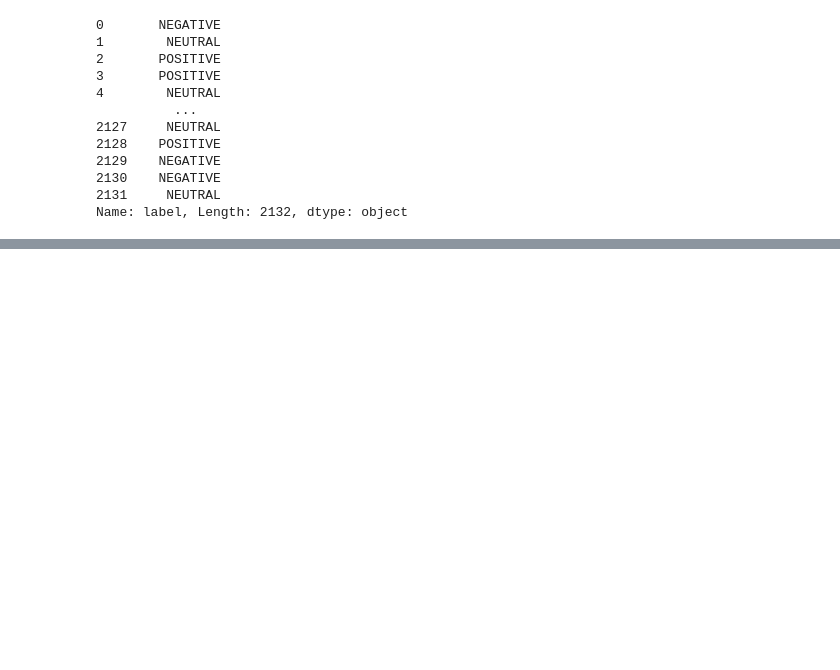
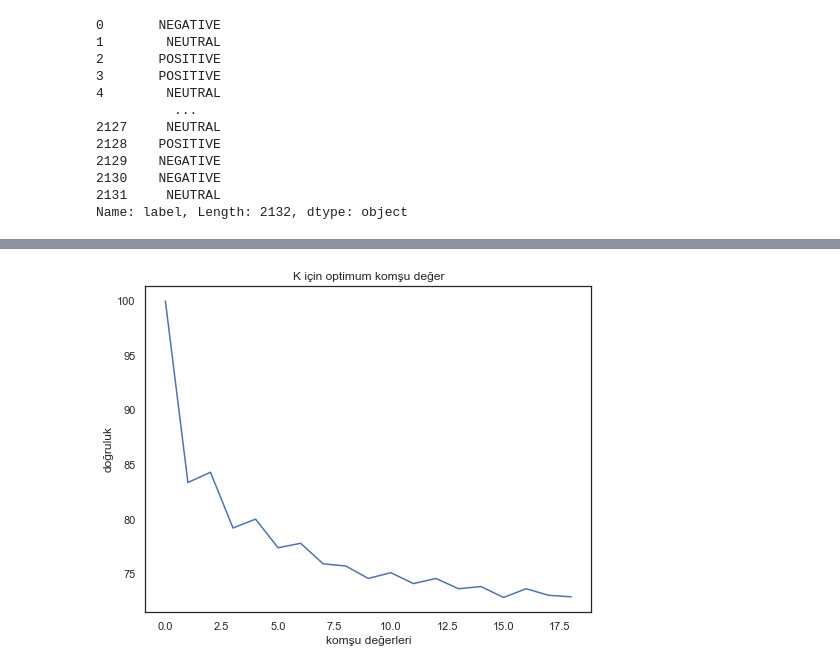
Before and after one commit to frknbltci/MachineLearningWorking, a Jupyter notebook: MakineOgr.ipynb, the cells around one changed output, grey strips where cells are left out. Cells and saved outputs as stored; diff of their text form; code cells hidden in the pictures; blank space fills up the shorter version.

```diff
--- a/MakineOgr.ipynb
+++ b/MakineOgr.ipynb
@@ -220,3 +258,12 @@ for i in range(len(Y_test)):
+# %%
+plt.figure(figsize=(8,6))
+plt.plot(trainAcc)
+plt.title('K için optimum komşu değer')
+plt.ylabel('doğruluk')
+plt.xlabel('komşu değerleri')
+plt.show()
+# %% [output]
+[figure, added]
 # %%
 import matplotlib.pyplot as plt
 plt.plot(history.history['acc'])
```
Also changed, not shown: parts of 18 cells of this notebook.
